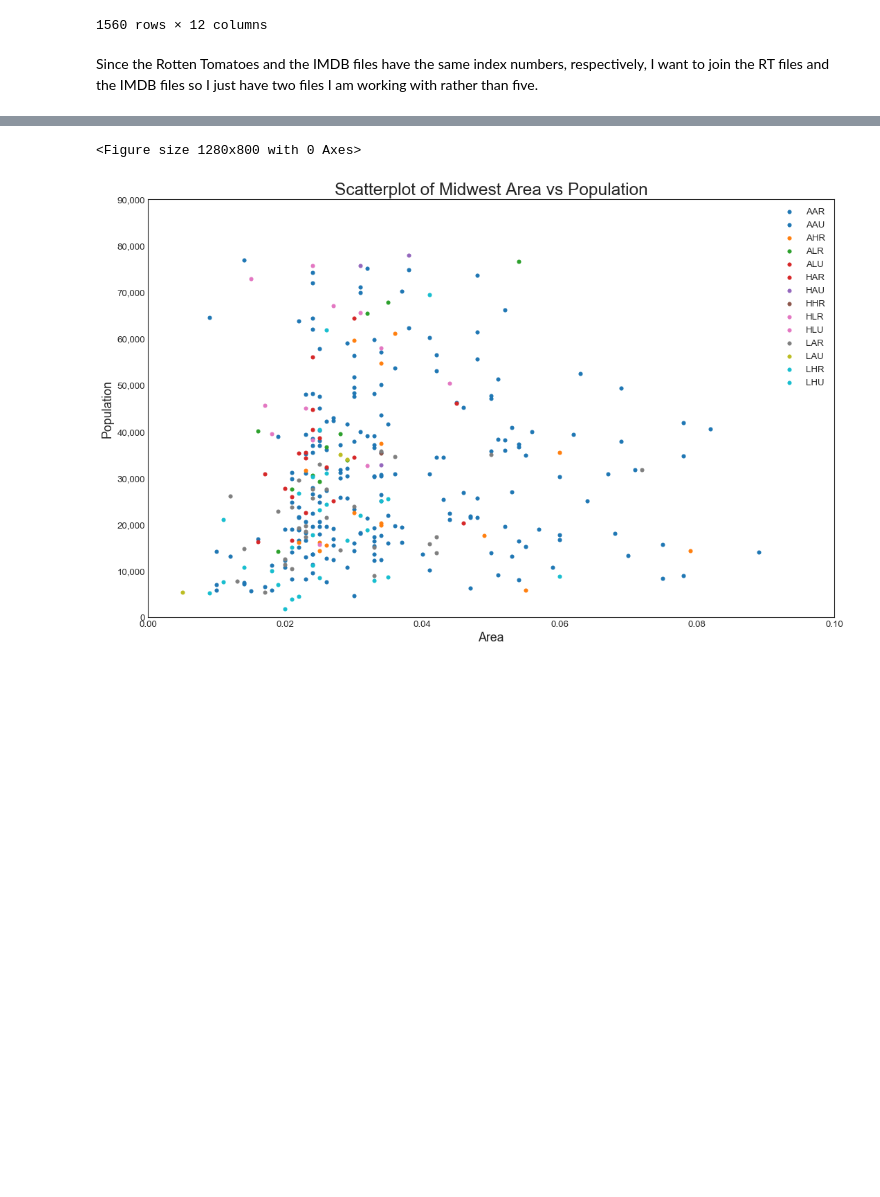
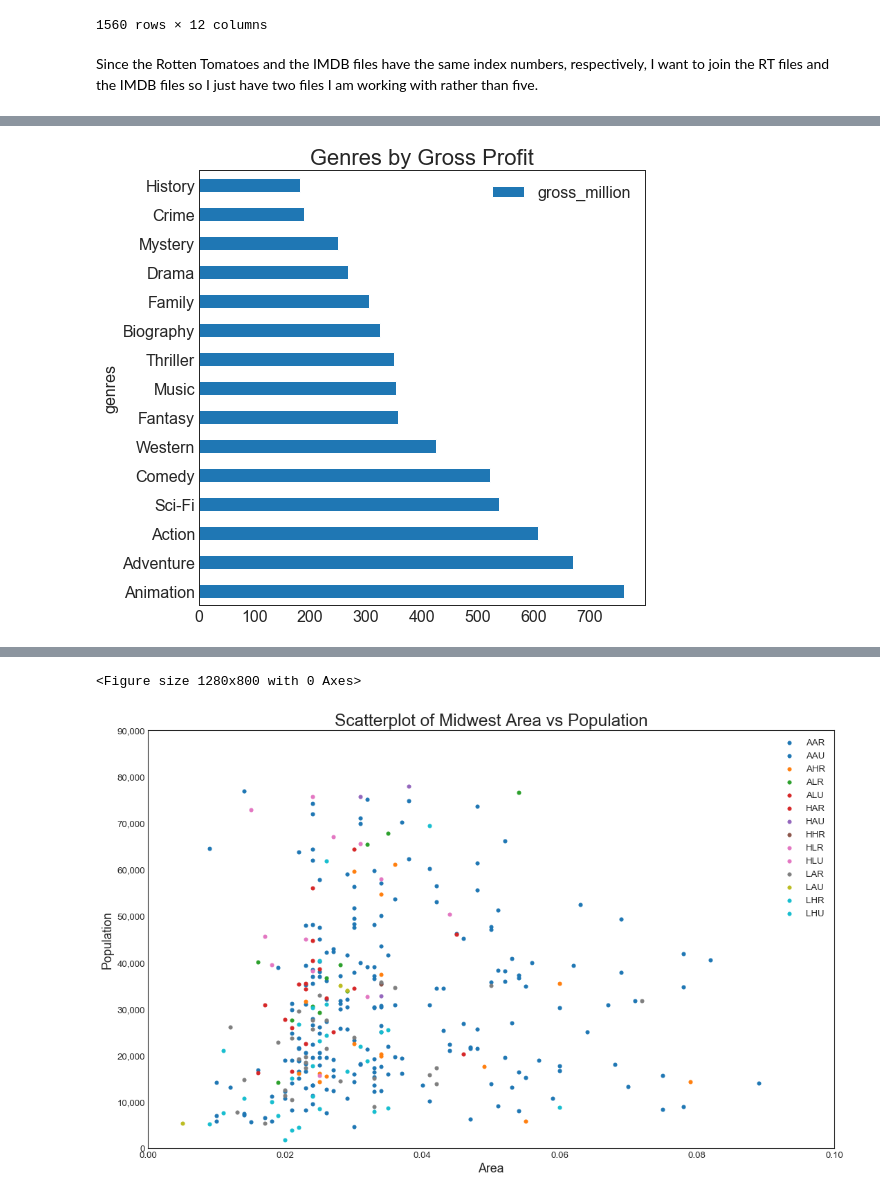
Before and after one commit to rfb-vibe/movie-studio-project, a Jupyter notebook: microsoft-tenne-project.ipynb, the cells around one changed output, grey strips where cells are left out. Saved outputs shown, nothing was run; the diff lists cells and outputs as text; code cells hidden in the pictures; blank space fills up the shorter version.

```diff
--- a/microsoft-tenne-project.ipynb
+++ b/microsoft-tenne-project.ipynb
@@ -99,0 +228,3 @@ imdbreviews.head()
+# %%
+mostprofitable = topratings_gross[['primary_title', 'total_gross', 'genres', 'averagerating']]
+mostprofitable
@@ -99,0 +245,3 @@ imdbreviews.head()
+# %%
+genres_mostprofitable = mostprofitable.groupby(['genres']).mean()
+genres_mostprofitable
@@ -99,0 +267,3 @@ imdbreviews.head()
+# %%
+genres_mostprofitable = genres_mostprofitable.dropna()
+genres_mostprofitable
@@ -99,0 +288,4 @@ imdbreviews.head()
+# %%
+genres_mostprofitable['gross_million'] = genres_mostprofitable['total_gross']/1000000
+del genres_mostprofitable['total_gross']
+genres_mostprofitable.sort_values('gross_million', ascending = False, inplace = True)
@@ -99,0 +302,4 @@ imdbreviews.head()
+# %%
+genres_mostprofitable[['gross_million']].plot.barh(stacked=True, title = 'Genres by Gross Profit', figsize=(8, 8));
+# %% [output]
+[figure, added]
```
Also changed, not shown: parts of 30 cells of this notebook.
